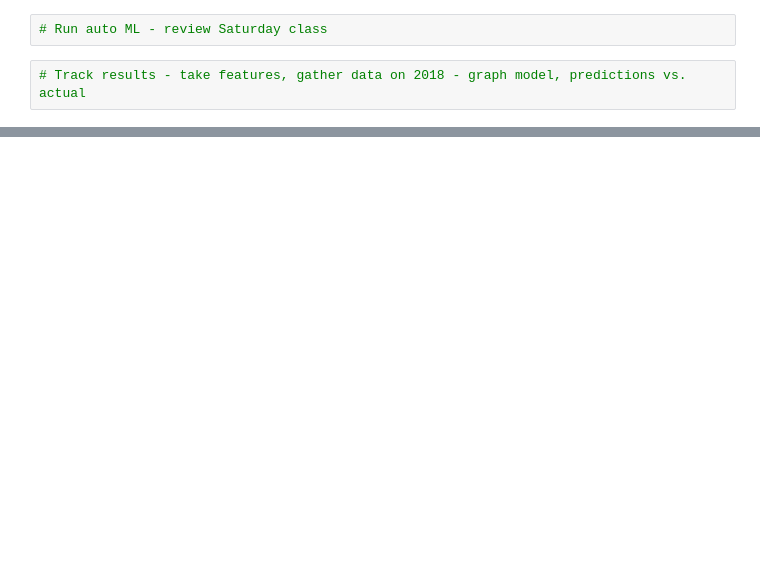
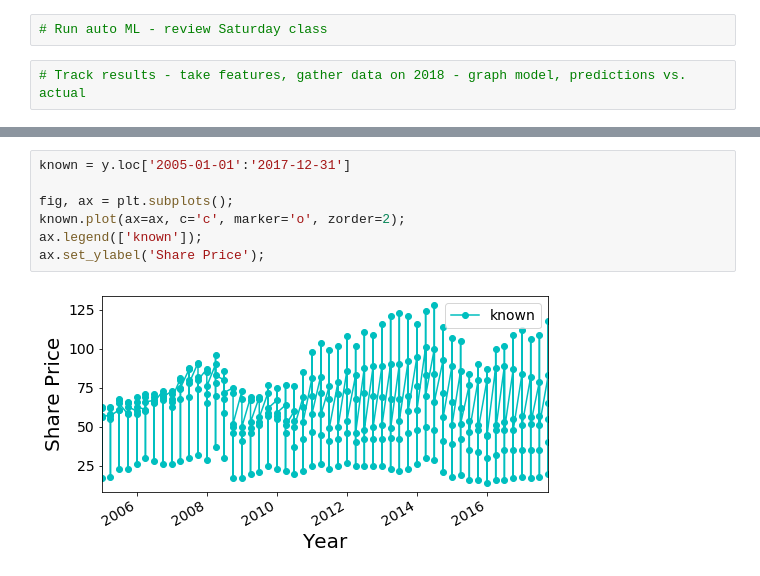
Before and after one commit to kgremillion/Energy_ML, a Jupyter notebook: Code/P3_DropExp.ipynb, the cells around one changed output, grey strips where cells are left out. Saved outputs shown, nothing was run; the diff lists cells and outputs as text; blank space fills up the shorter version.

```diff
--- a/Code/P3_DropExp.ipynb
+++ b/Code/P3_DropExp.ipynb
@@ -431,0 +308,9 @@ Your Turn!
+# %%
+known = y.loc['2005-01-01':'2017-12-31']
+
+fig, ax = plt.subplots();
+known.plot(ax=ax, c='c', marker='o', zorder=2);
+ax.legend(['known']);
+ax.set_ylabel('Share Price');
+# %% [output]
+[figure, added]
```
Also changed, not shown: parts of 55 cells of this notebook, 4 other files.
